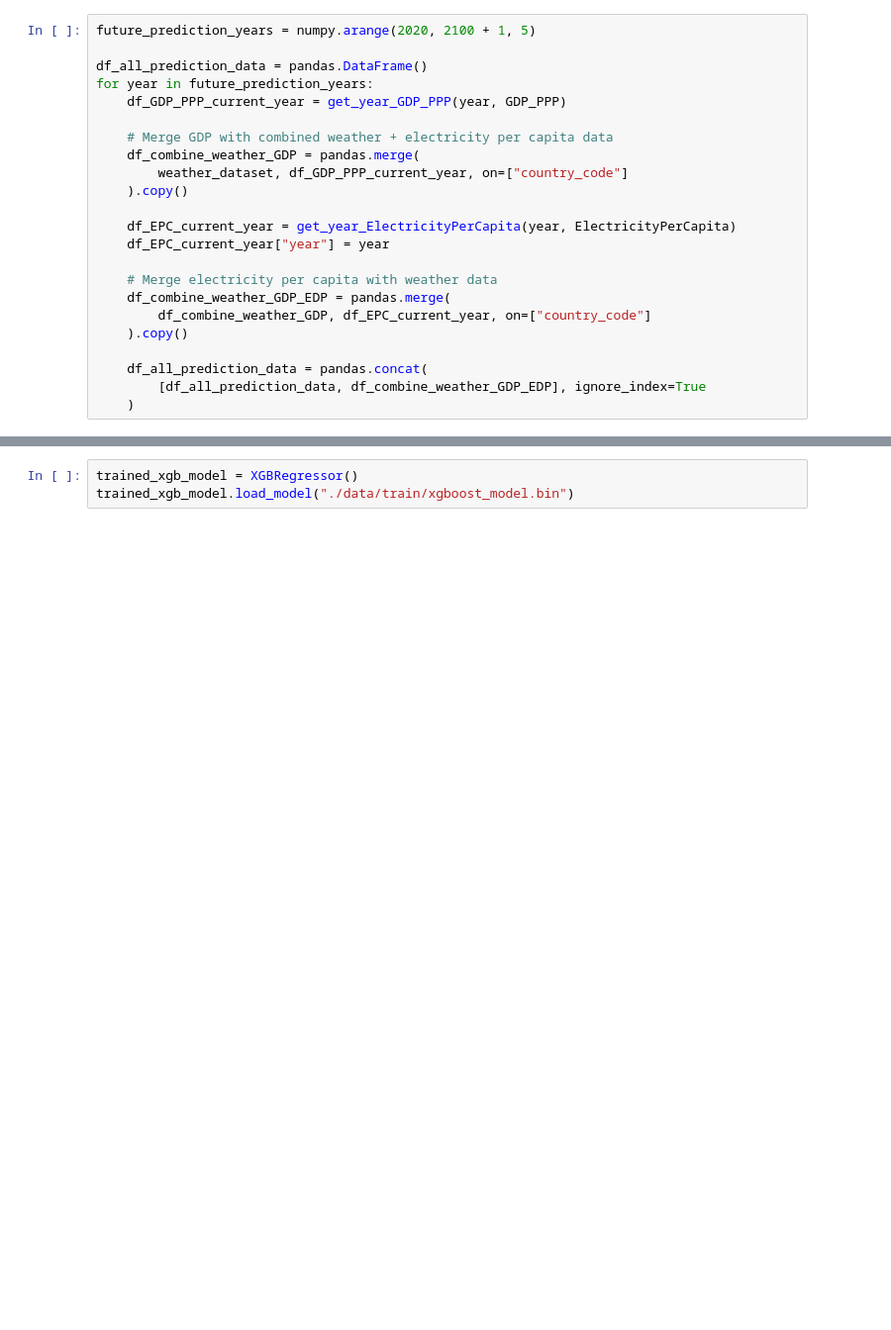
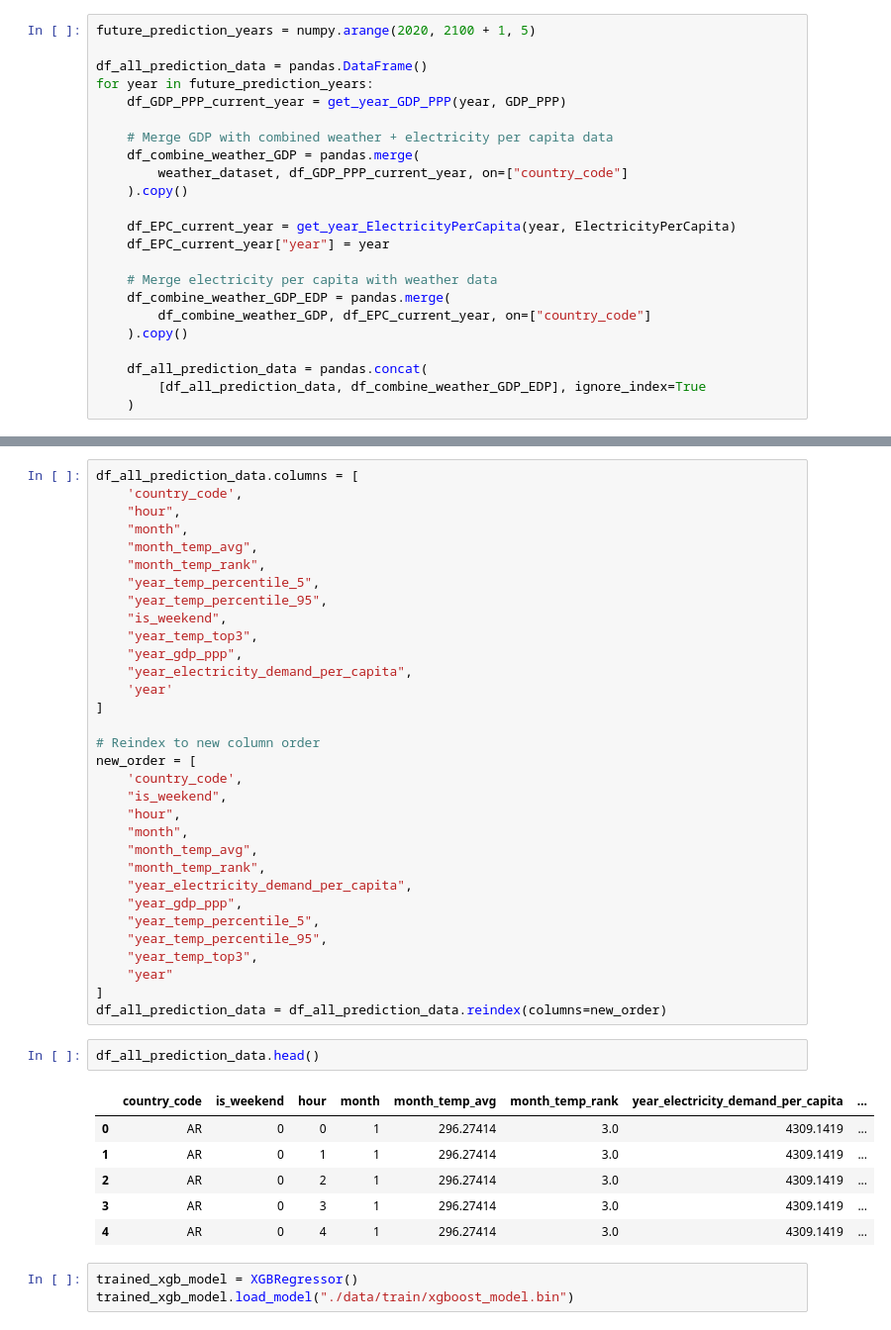
Before and after one commit to open-energy-transition/electric-demand-data, a Jupyter notebook: models/xgboost/XGBoost.ipynb, the cells around one changed output, grey strips where cells are left out. Shown: that part at 99% size. Cells and saved outputs as stored; diff of their text form; blank space fills up the shorter version.

```diff
--- a/models/xgboost/XGBoost.ipynb
+++ b/models/xgboost/XGBoost.ipynb
@@ -654,3 +949,44 @@ df_all_prediction_data.head()
+# %%
+df_all_prediction_data.columns = [
+    'country_code',
+    "hour",
+    "month",
+    "month_temp_avg",
+    "month_temp_rank",
+    "year_temp_percentile_5",
+    "year_temp_percentile_95",
+    "is_weekend",
+    "year_temp_top3",
+    "year_gdp_ppp",
+    "year_electricity_demand_per_capita",
+    'year'
+]
+
+# Reindex to new column order
+new_order = [
+    'country_code',
+    "is_weekend",
+    "hour",
+    "month",
+    "month_temp_avg",
+    "month_temp_rank",
+    "year_electricity_demand_per_capita",
+    "year_gdp_ppp",
+    "year_temp_percentile_5",
+    "year_temp_percentile_95",
+    "year_temp_top3",
+    "year"
+]
+df_all_prediction_data = df_all_prediction_data.reindex(columns=new_order)
+# %%
+df_all_prediction_data.head()
+# %% [output]
+|  | country_code | is_weekend | hour | month | month_temp_avg | month_temp_rank | year_electricity_demand_per_capita | ... |
+| 0 | AR | 0 | 0 | 1 | 296.27414 | 3.0 | 4309.1419 | ... |
+| 1 | AR | 0 | 1 | 1 | 296.27414 | 3.0 | 4309.1419 | ... |
+| 2 | AR | 0 | 2 | 1 | 296.27414 | 3.0 | 4309.1419 | ... |
+| 3 | AR | 0 | 3 | 1 | 296.27414 | 3.0 | 4309.1419 | ... |
+| 4 | AR | 0 | 4 | 1 | 296.27414 | 3.0 | 4309.1419 | ... |
 # %%
 trained_xgb_model = XGBRegressor()
 trained_xgb_model.load_model("./data/train/xgboost_model.bin")
```
Also changed, not shown: parts of 43 cells of this notebook.
